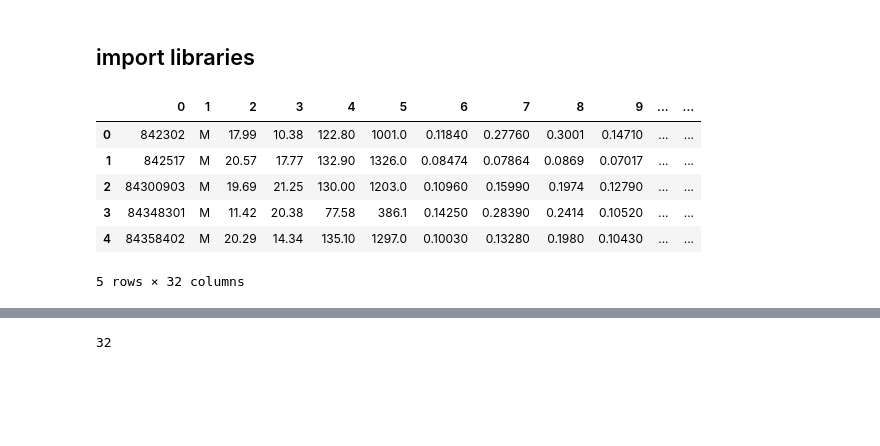
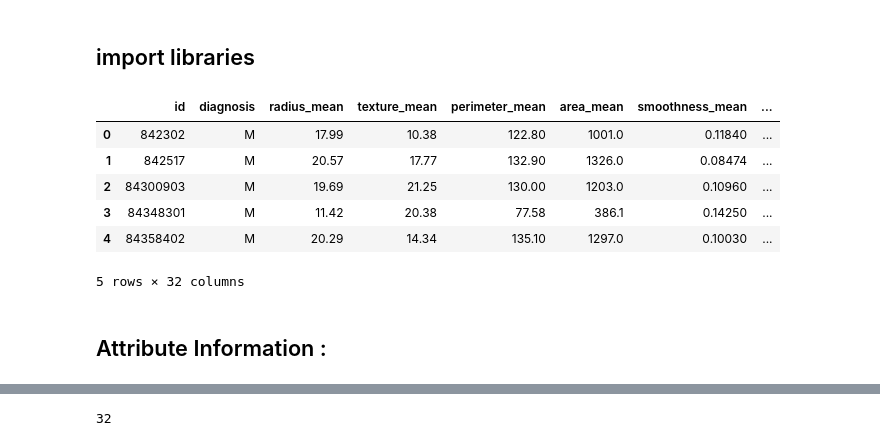
Before and after one commit to eltarr-kawther/Intro-to-Keras, a Jupyter notebook: MLP tutorial.ipynb, the cells around one changed output, grey strips where cells are left out. Saved outputs shown, nothing was run; the diff lists cells and outputs as text; code cells hidden in the pictures; blank space fills up the shorter version.

```diff
--- a/MLP tutorial.ipynb
+++ b/MLP tutorial.ipynb
@@ -19,13 +19,15 @@ from keras.layers import Dense, Dropout
 
 from sklearn.metrics import confusion_matrix, classification_report, accuracy_score, plot_confusion_matrix
 # %%
-df = pd.read_csv(r"Data/WDBC.csv", header=None)
+df = pd.read_csv(r"Data/WDBC.csv", header=None, names=["id", "diagnosis", "radius_mean", "texture_mean", "perimeter_mean", "area_mean", "smoothness_mean", "compactness_mean", "concavity_mean", "concave points_mean", "symmetry_mean", "fractal_dimension_mean", "radius_se", "texture_se", "perimeter_se", "area_se", "smoothness_se", "compactness_se", "concavity_se", "concave points_se", "symmetry_se", "fractal_dimension_se", "radius_worst", "texture_worst", "perimeter_worst", "area_worst", "smoothness_worst", "compactness_worst", "concavity_worst", "concave points_worst", "symmetry_worst", "fractal_dimension_worst"])
 df.head()
 # %% [output]
-|  | 0 | 1 | 2 | 3 | 4 | 5 | 6 | 7 | 8 | 9 | ... | ... |
-| 0 | 842302 | M | 17.99 | 10.38 | 122.80 | 1001.0 | 0.11840 | 0.27760 | 0.3001 | 0.14710 | ... | ... |
-| 1 | 842517 | M | 20.57 | 17.77 | 132.90 | 1326.0 | 0.08474 | 0.07864 | 0.0869 | 0.07017 | ... | ... |
-| 2 | 84300903 | M | 19.69 | 21.25 | 130.00 | 1203.0 | 0.10960 | 0.15990 | 0.1974 | 0.12790 | ... | ... |
-| 3 | 84348301 | M | 11.42 | 20.38 | 77.58 | 386.1 | 0.14250 | 0.28390 | 0.2414 | 0.10520 | ... | ... |
-| 4 | 84358402 | M | 20.29 | 14.34 | 135.10 | 1297.0 | 0.10030 | 0.13280 | 0.1980 | 0.10430 | ... | ... |
+|  | id | diagnosis | radius_mean | texture_mean | perimeter_mean | area_mean | smoothness_mean | ... |
+| 0 | 842302 | M | 17.99 | 10.38 | 122.80 | 1001.0 | 0.11840 | ... |
+| 1 | 842517 | M | 20.57 | 17.77 | 132.90 | 1326.0 | 0.08474 | ... |
+| 2 | 84300903 | M | 19.69 | 21.25 | 130.00 | 1203.0 | 0.10960 | ... |
+| 3 | 84348301 | M | 11.42 | 20.38 | 77.58 | 386.1 | 0.14250 | ... |
+| 4 | 84358402 | M | 20.29 | 14.34 | 135.10 | 1297.0 | 0.10030 | ... |
 5 rows × 32 columns
+# %% [markdown]
+## Attribute Information :
```
Also changed, not shown: parts of 13 cells of this notebook.
